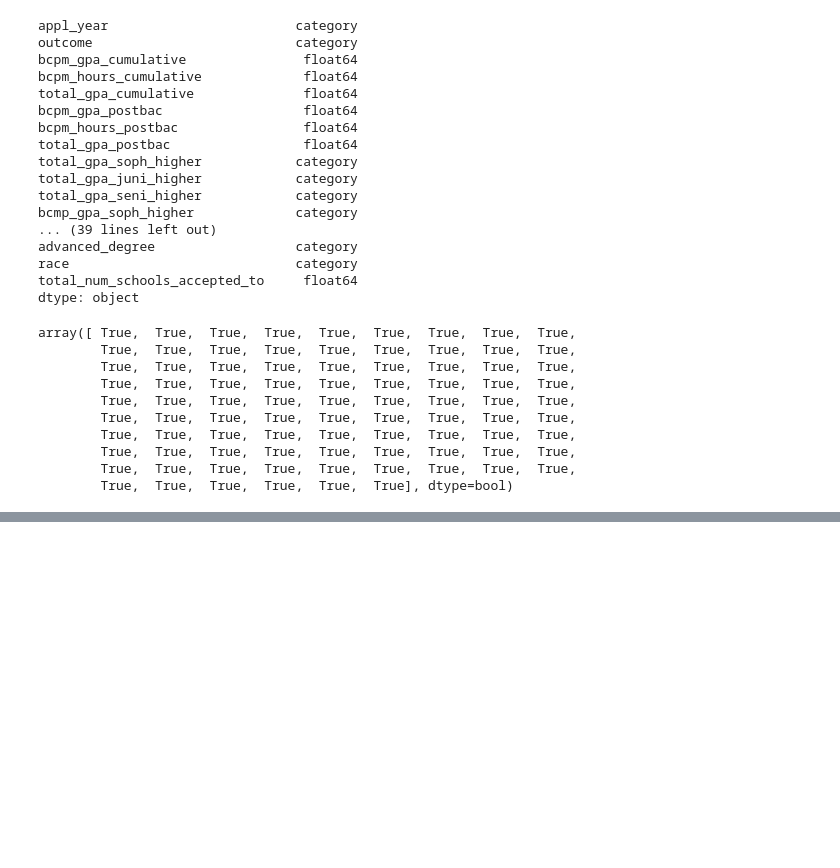
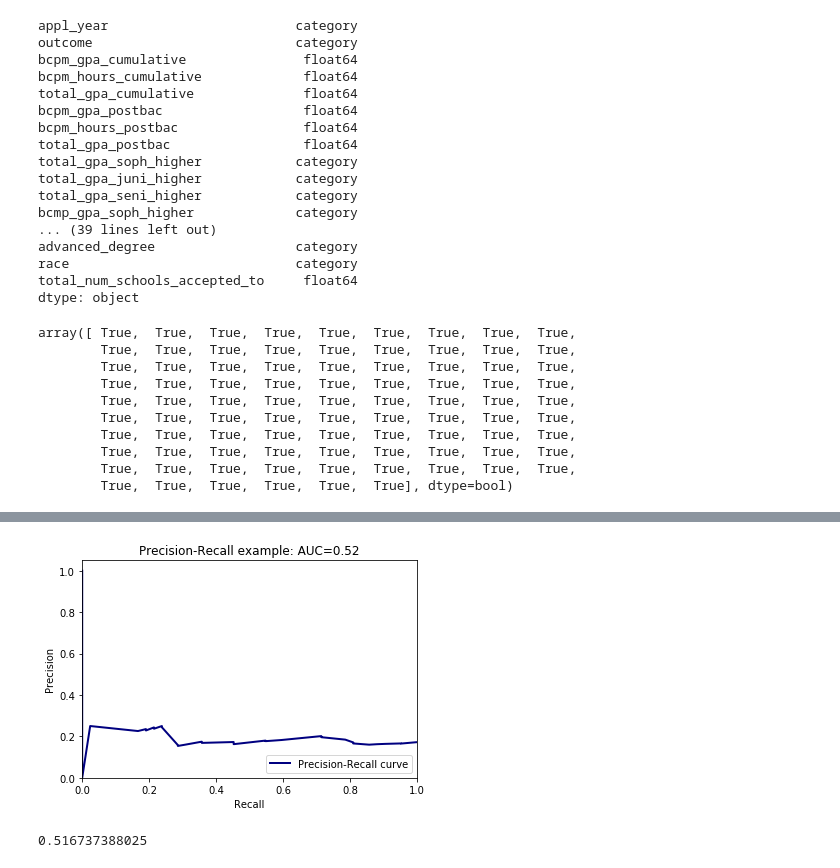
Before and after one commit to jgutman/eduanalytics, a Jupyter notebook: connecting_to_database_with_python.ipynb, the cells around one changed output, grey strips where cells are left out. Drawn from its saved outputs; the diff is of its cells as text; code cells hidden in the pictures; blank space fills up the shorter version.

```diff
--- a/connecting_to_database_with_python.ipynb
+++ b/connecting_to_database_with_python.ipynb
@@ -163,0 +340,22 @@ array([[ 0.82945488,  0.17054512],
+# %%
+precision, recall, _ = precision_recall_curve(y_test, risk_scores[:, 1])
+auc = sklearn.metrics.roc_auc_score(y_test, risk_scores[:,1])
+
+# Plot Precision-Recall curve
+plt.clf()
+plt.plot(recall, precision, lw=2, color='navy',
+         label='Precision-Recall curve')
+plt.xlabel('Recall')
+plt.ylabel('Precision')
+plt.ylim([0.0, 1.05])
+plt.xlim([0.0, 1.0])
+plt.title('Precision-Recall example: AUC={0:0.2f}'.format(auc))
+plt.legend(loc="lower right")
+plt.show()
+# %% [output]
+[figure, added]
+# %%
+auc = sklearn.metrics.roc_auc_score(y_test, risk_scores[:,1])
+print(auc)
+# %% [output]
+0.516737388025
```
Also changed, not shown: parts of 19 cells of this notebook.
